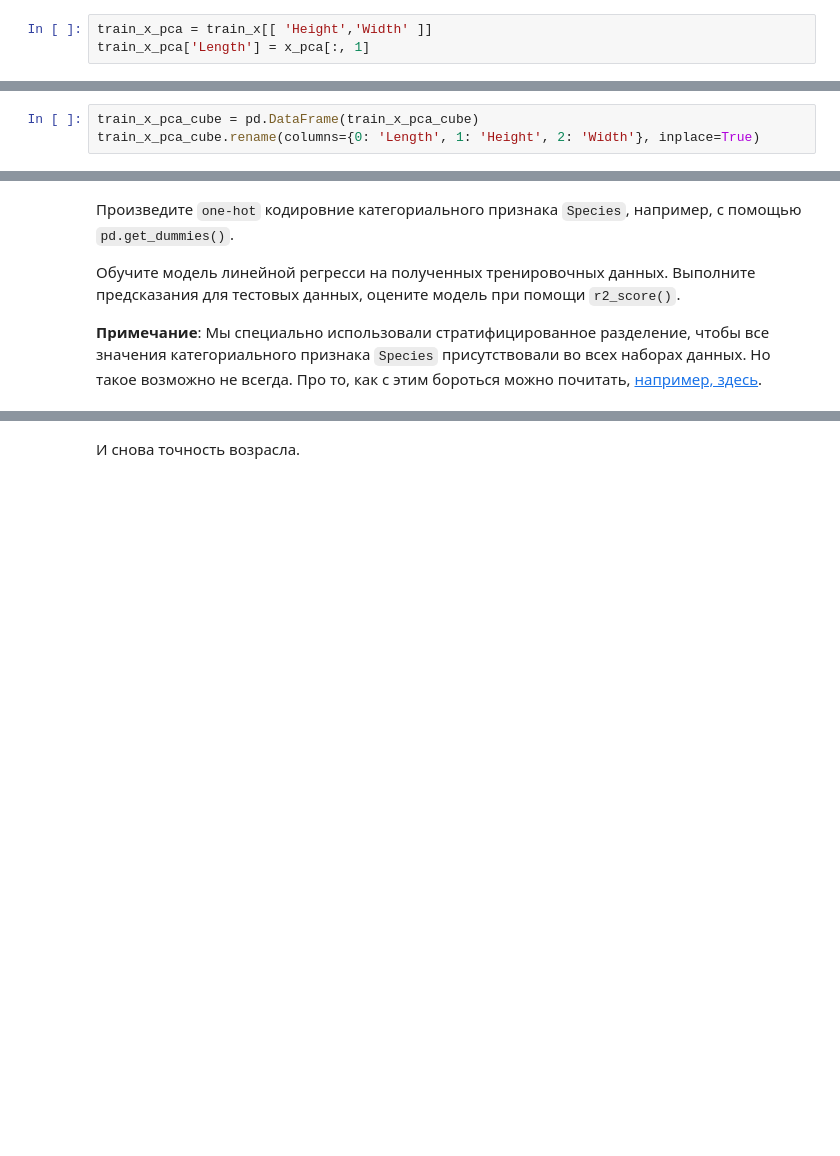
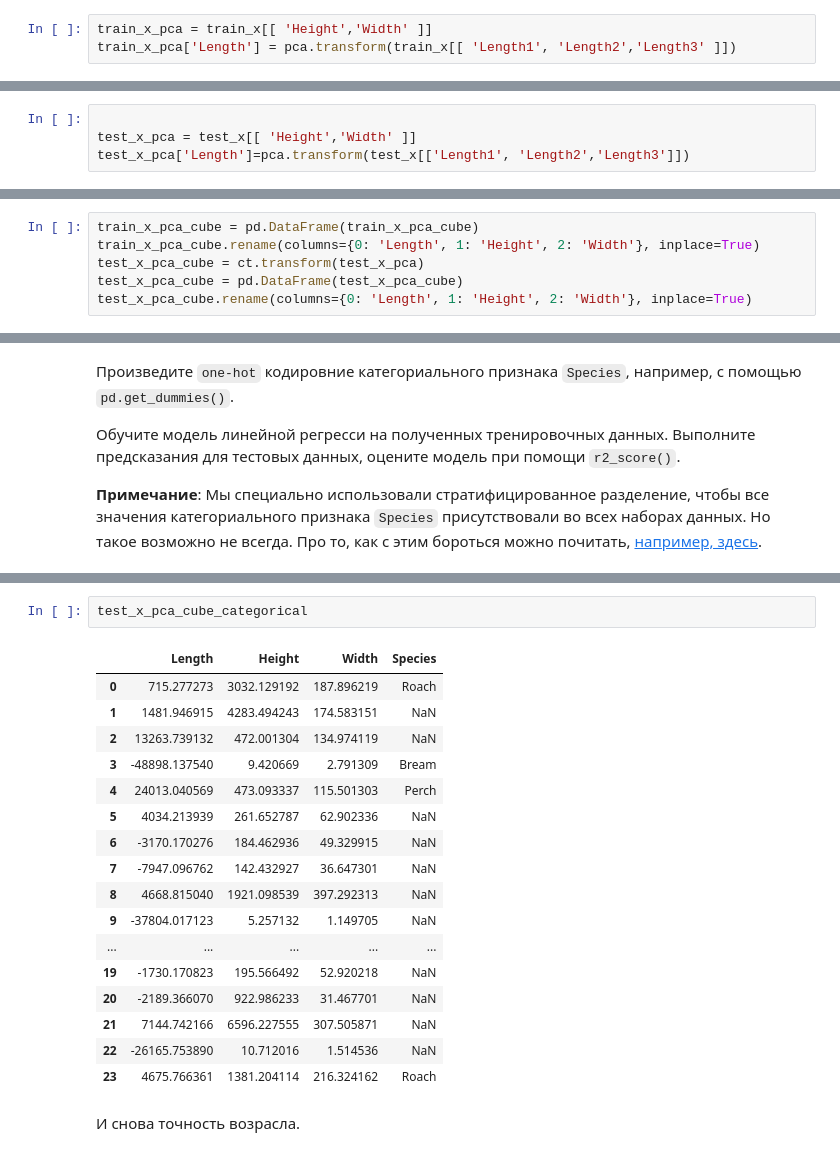
Before and after one commit to FEDOROV-ALEXANDER/ML_Statistics_ITMO, a Jupyter notebook: course/Regression_Students (1).ipynb, the cells around one changed output, grey strips where cells are left out. Cells and saved outputs as stored; diff of their text form; blank space fills up the shorter version.

```diff
--- a/course/Regression_Students (1).ipynb
+++ b/course/Regression_Students (1).ipynb
@@ -110,6 +125,6 @@ numpy.ndarray
 # %%
 train_x_pca = train_x[[ 'Height','Width' ]]
-train_x_pca['Length'] = x_pca[:, 1]
+train_x_pca['Length'] = pca.transform(train_x[[ 'Length1', 'Length2','Length3' ]])
 # %% [output]
 A value is trying to be set on a copy of a slice from a DataFrame.
 Try using .loc[row_indexer,col_indexer] = value instead
@@ -143,0 +149,4 @@ See the caveats in the documentation: https://pandas.pydata.org/pandas-docs/stab
+# %%
+
+test_x_pca = test_x[[ 'Height','Width' ]]
+test_x_pca['Length']=pca.transform(test_x[['Length1', 'Length2','Length3']])
@@ -218,6 +233,9 @@ train_x_pca_cube = ct.fit_transform(train_x_pca)
 # %%
 train_x_pca_cube = pd.DataFrame(train_x_pca_cube)
 train_x_pca_cube.rename(columns={0: 'Length', 1: 'Height', 2: 'Width'}, inplace=True)
+test_x_pca_cube = ct.transform(test_x_pca)
+test_x_pca_cube = pd.DataFrame(test_x_pca_cube)
+test_x_pca_cube.rename(columns={0: 'Length', 1: 'Height', 2: 'Width'}, inplace=True)
 # %% [markdown]
 Введите выборочное среднее колонки <code>Width</code> тренировочного набора данных после возведения в куб.
 # %%
@@ -254,3 +287,23 @@ ax2.scatter(train_x_pca_cube['Width'], train['Weight'], color='red')
+# %%
+test_x_pca_cube_categorical
+# %% [output]
+|  | Length | Height | Width | Species |
+| 0 | 715.277273 | 3032.129192 | 187.896219 | Roach |
+| 1 | 1481.946915 | 4283.494243 | 174.583151 | NaN |
+| 2 | 13263.739132 | 472.001304 | 134.974119 | NaN |
+| 3 | -48898.137540 | 9.420669 | 2.791309 | Bream |
+| 4 | 24013.040569 | 473.093337 | 115.501303 | Perch |
+| 5 | 4034.213939 | 261.652787 | 62.902336 | NaN |
+| 6 | -3170.170276 | 184.462936 | 49.329915 | NaN |
+| 7 | -7947.096762 | 142.432927 | 36.647301 | NaN |
+| 8 | 4668.815040 | 1921.098539 | 397.292313 | NaN |
+| 9 | -37804.017123 | 5.257132 | 1.149705 | NaN |
+| ... | ... | ... | ... | ... |
+| 19 | -1730.170823 | 195.566492 | 52.920218 | NaN |
+| 20 | -2189.366070 | 922.986233 | 31.467701 | NaN |
+| 21 | 7144.742166 | 6596.227555 | 307.505871 | NaN |
+| 22 | -26165.753890 | 10.712016 | 1.514536 | NaN |
+| 23 | 4675.766361 | 1381.204114 | 216.324162 | Roach |
 # %% [markdown]
 И снова точность возрасла.
 # %% [markdown]
```
Also changed, not shown: parts of 39 cells of this notebook.
